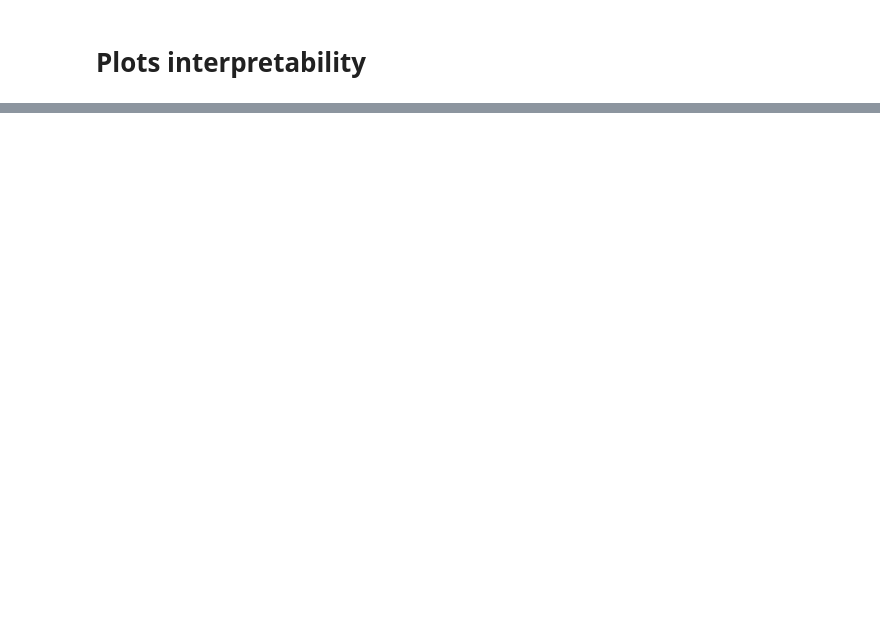
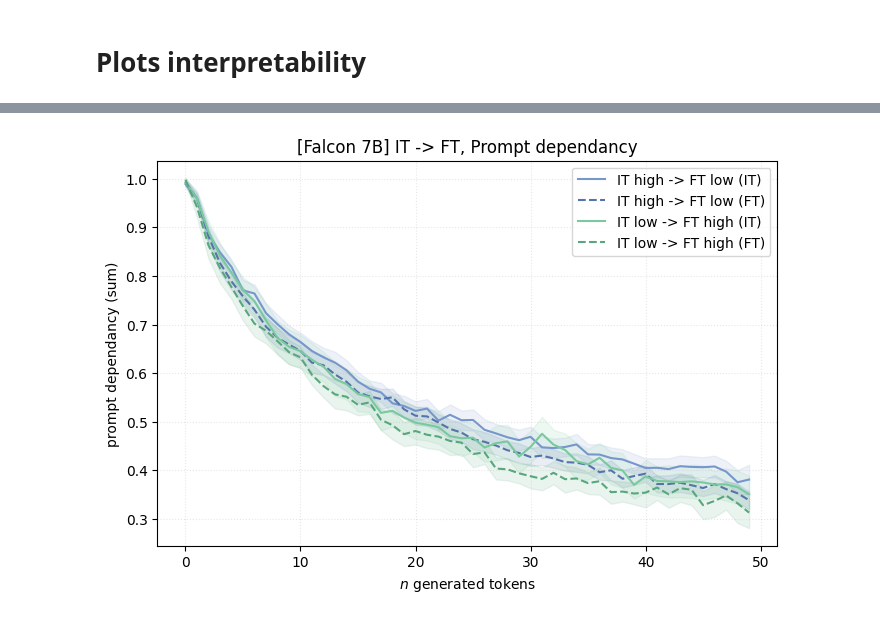
Before and after one commit to DanielSc4/MSc-Thesis, a Jupyter notebook: plots code/plots.ipynb, the cells around one changed output, grey strips where cells are left out. Cells and saved outputs as stored; diff of their text form; code cells hidden in the pictures; blank space fills up the shorter version.

```diff
--- a/plots code/plots.ipynb
+++ b/plots code/plots.ipynb
@@ -253,0 +254,77 @@ fig.savefig('./media/prompt-dependancy.pdf', format='pdf')
+# %%
+import pickle
+import colorgetter as cg
+
+with open('./data/interpretability/dependencies_flacon.pkl', 'rb') as handle:
+    dependencies_falcon = pickle.load(handle)
+with open('./data/interpretability/dependencies_redpajama.pkl', 'rb') as handle:
+    dependencies_redpajama = pickle.load(handle)
+with open('./data/interpretability/lbls_flacon.pkl', 'rb') as handle:
+    lbls_falcon = pickle.load(handle)
+with open('./data/interpretability/lbls_redpajama.pkl', 'rb') as handle:
+    lbls_redpajama = pickle.load(handle)
+# %%
+fig, ax = plt.subplots(figsize = (8, 5))
+
+#### parameters
+model_name = 'Falcon 7B'
+lbls = lbls_falcon
+aggregation_fun = np.nanmean
+deps = dependencies_falcon
+first_key, second_key = 'IT', 'FT'
+from_to = [
+    ('high', 'low'),
+    ('low', 'high'),
+]
+
+ax.set_title(f'[{model_name}] {first_key} -> {second_key}, Prompt dependancy')
+
+for color_s, (start, end) in zip(diversity_palette_ord, from_to):
+    indexes = ((lbls[first_key] == start) & (lbls[second_key] == end)).flatten()
+
+    ## first line (start)
+    d = deps[first_key][indexes]
+    avgs = aggregation_fun(d, axis = 0)
+    ax.plot(
+        np.arange(0, len(avgs)),
+        avgs,
+        label = f'{first_key} {start} -> {second_key} {end} ({first_key})',
+        color = color_s,
+    )
+    offsets = _get_offsets_ci(d)
+    ax.fill_between(
+        np.arange(0, len(avgs)),
+        (avgs - offsets),
+        (avgs + offsets),
+        color = color_s, alpha = .12,
+    )
+    ## second line (end)
+    color_e = cg.rgb_to_hex(     # getting (two times) darker color
+        *cg.darker(*cg.darker(
+            *cg.hex_to_rgb(color_s)
+        ))
+    )
+    d = deps[second_key][indexes]
+    avgs = aggregation_fun(d, axis = 0)
+    ax.plot(
+        np.arange(0, len(avgs)),
+        avgs,
+        label = f'{first_key} {start} -> {second_key} {end} ({second_key})',
+        color = color_e,
+        ls = '--',
+    )
+
+    offsets = _get_offsets_ci(d)
+    ax.fill_between(
+        np.arange(0, len(avgs)),
+        (avgs - offsets),
+        (avgs + offsets),
+        color = color_e, alpha = .12,
+    )
+
+ax.set_xlabel(r'$n$ generated tokens')
+ax.set_ylabel('prompt dependancy (sum)')
+ax.legend()
+ax.grid(alpha = .3, linestyle = ':')
+# %% [output]
+[figure, added]
```
Also changed, not shown: parts of 3 cells of this notebook, 5 other files.
